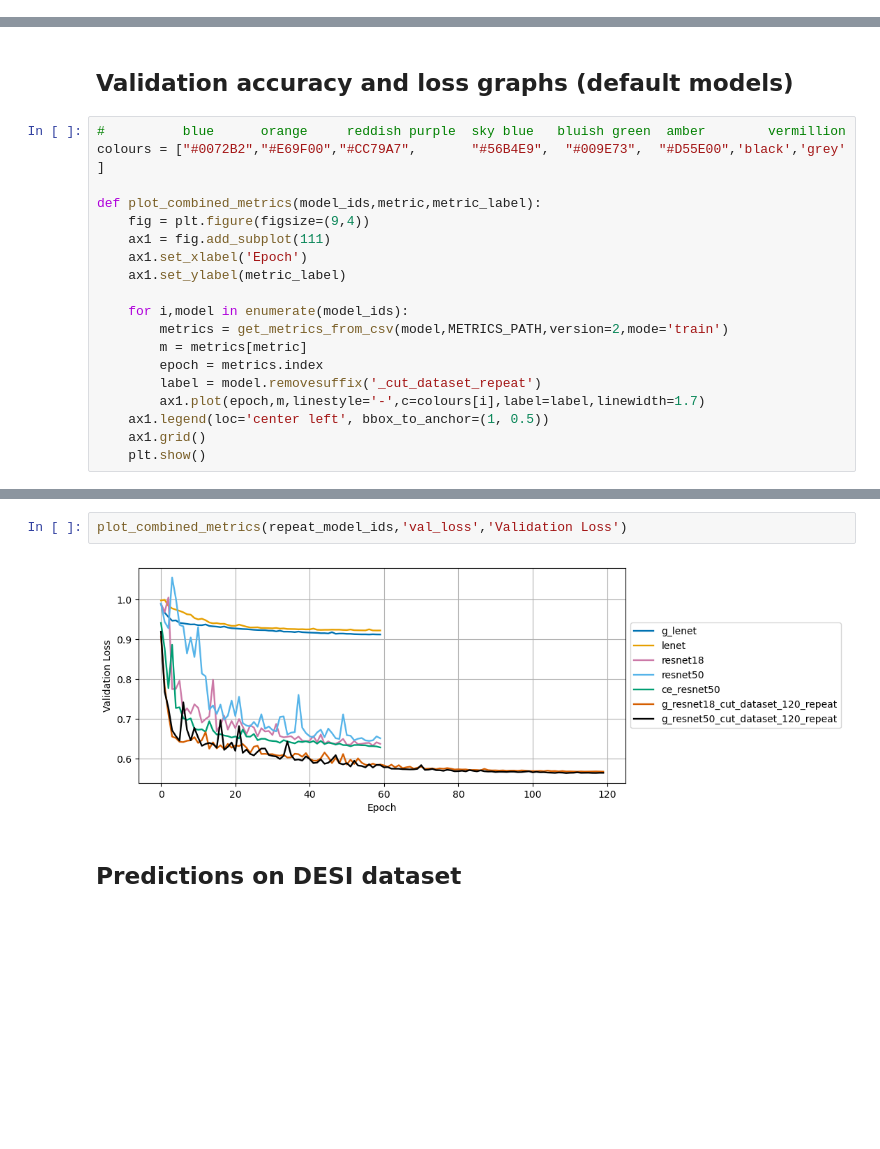
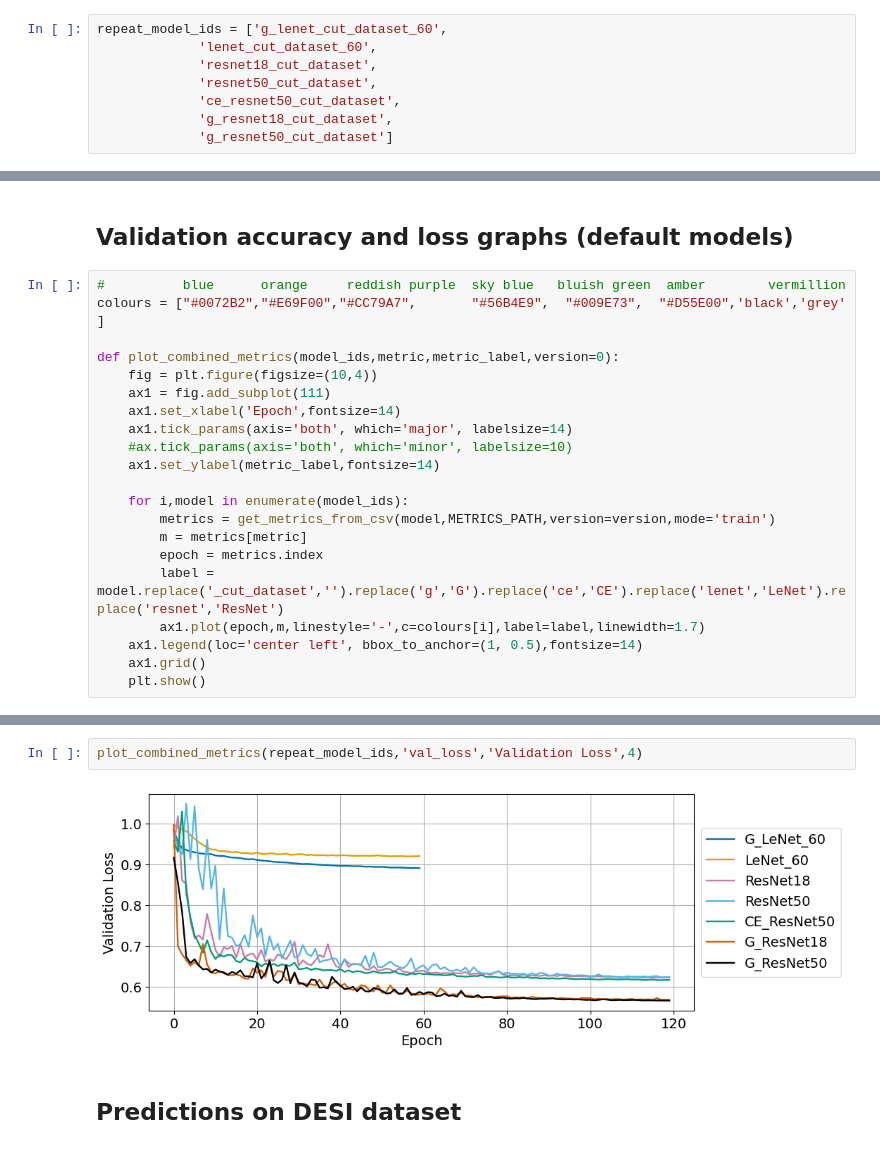
Before and after one commit to neil-power/mphys-galaxy, a Jupyter notebook: Code/model_metrics.ipynb, the cells around one changed output, grey strips where cells are left out. Saved outputs shown, nothing was run; the diff lists cells and outputs as text; blank space fills up the shorter version.

```diff
--- a/Code/model_metrics.ipynb
+++ b/Code/model_metrics.ipynb
@@ -24,5 +12,13 @@ no_rotate_repeat_model_ids = ['g_lenet_cut_dataset_nr_repeat',
 # %% [markdown]
 ## Training metrics - image rotation in training
+# %%
+repeat_model_ids = ['g_lenet_cut_dataset_60',
+             'lenet_cut_dataset_60',
+             'resnet18_cut_dataset',
+             'resnet50_cut_dataset',
+             'ce_resnet50_cut_dataset',
+             'g_resnet18_cut_dataset',
+             'g_resnet50_cut_dataset']
 # %%
 repeat_metrics = get_results_runs(repeat_model_ids,'val',METRICS_PATH)
 repeat_metrics.head(9)
@@ -206,19 +243,21 @@ g_resnet50_cut_dataset_c120_repeat: Removed 1 NaNs
 #          blue      orange     reddish purple  sky blue   bluish green  amber        vermillion
 colours = ["#0072B2","#E69F00","#CC79A7",       "#56B4E9",  "#009E73",  "#D55E00",'black','grey'  ]
 
-def plot_combined_metrics(model_ids,metric,metric_label):
-    fig = plt.figure(figsize=(9,4))
+def plot_combined_metrics(model_ids,metric,metric_label,version=0):
+    fig = plt.figure(figsize=(10,4))
     ax1 = fig.add_subplot(111)
-    ax1.set_xlabel('Epoch')
-    ax1.set_ylabel(metric_label)
+    ax1.set_xlabel('Epoch',fontsize=14)
+    ax1.tick_params(axis='both', which='major', labelsize=14)
+    #ax.tick_params(axis='both', which='minor', labelsize=10)
+    ax1.set_ylabel(metric_label,fontsize=14)
 
     for i,model in enumerate(model_ids):
-        metrics = get_metrics_from_csv(model,METRICS_PATH,version=2,mode='train')
+        metrics = get_metrics_from_csv(model,METRICS_PATH,version=version,mode='train')
         m = metrics[metric]
         epoch = metrics.index
-        label = model.removesuffix('_cut_dataset_repeat')
+        label = model.replace('_cut_dataset','').replace('g','G').replace('ce','CE').replace('lenet','LeNet').replace('resnet','ResNet')
         ax1.plot(epoch,m,linestyle='-',c=colours[i],label=label,linewidth=1.7)
-    ax1.legend(loc='center left', bbox_to_anchor=(1, 0.5))
+    ax1.legend(loc='center left', bbox_to_anchor=(1, 0.5),fontsize=14)
     ax1.grid()
     plt.show()
 # %%
@@ -228,6 +267,6 @@ plot_combined_metrics(repeat_model_ids,'val_acc','Validation Accuracy')
 # %%
-plot_combined_metrics(repeat_model_ids,'val_loss','Validation Loss')
+plot_combined_metrics(repeat_model_ids,'val_loss','Validation Loss',4)
 # %% [output]
-[figure, old version]
+[figure, new version]
 # %% [markdown]
 ## Predictions on DESI dataset
```
Also changed, not shown: parts of 28 cells of this notebook, 2 other files.
